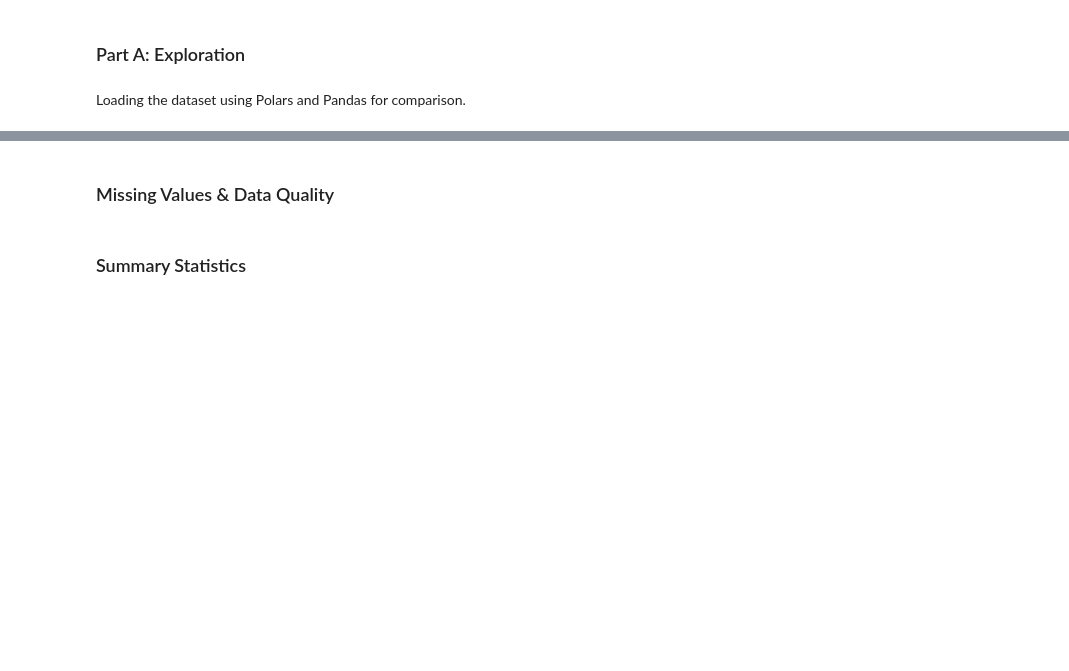
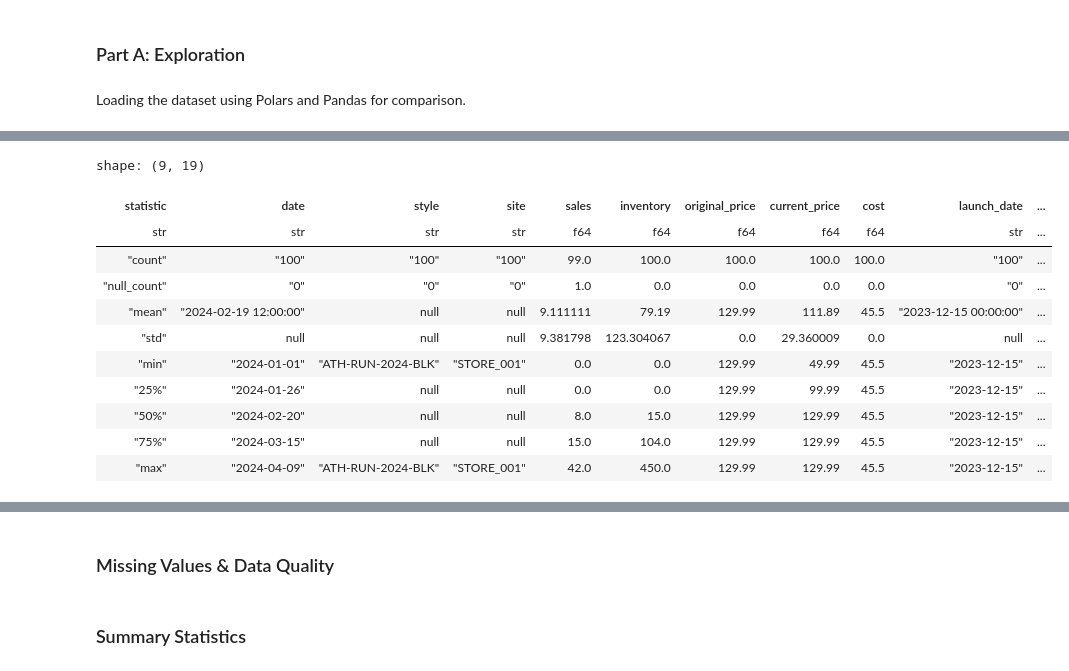
Before and after one commit to dany-stefan/jesta_workspace, a Jupyter notebook: dany_stefan_ml_assessment/tmp_answers_part2.ipynb, the cells around one changed output, grey strips where cells are left out. Drawn from its saved outputs; the diff is of its cells as text; code cells hidden in the pictures; blank space fills up the shorter version.

```diff
--- a/dany_stefan_ml_assessment/tmp_answers_part2.ipynb
+++ b/dany_stefan_ml_assessment/tmp_answers_part2.ipynb
@@ -57 +135,16 @@ df.head()
+# %%
+df.describe()
+# %% [output]
+shape: (9, 19)
+| statistic | date | style | site | sales | inventory | original_price | current_price | cost | launch_date | ... |
+| str | str | str | str | f64 | f64 | f64 | f64 | f64 | str | ... |
+| "count" | "100" | "100" | "100" | 99.0 | 100.0 | 100.0 | 100.0 | 100.0 | "100" | ... |
+| "null_count" | "0" | "0" | "0" | 1.0 | 0.0 | 0.0 | 0.0 | 0.0 | "0" | ... |
+| "mean" | "2024-02-19 12:00:00" | null | null | 9.111111 | 79.19 | 129.99 | 111.89 | 45.5 | "2023-12-15 00:00:00" | ... |
+| "std" | null | null | null | 9.381798 | 123.304067 | 0.0 | 29.360009 | 0.0 | null | ... |
+| "min" | "2024-01-01" | "ATH-RUN-2024-BLK" | "STORE_001" | 0.0 | 0.0 | 129.99 | 49.99 | 45.5 | "2023-12-15" | ... |
+| "25%" | "2024-01-26" | null | null | 0.0 | 0.0 | 129.99 | 99.99 | 45.5 | "2023-12-15" | ... |
+| "50%" | "2024-02-20" | null | null | 8.0 | 15.0 | 129.99 | 129.99 | 45.5 | "2023-12-15" | ... |
+| "75%" | "2024-03-15" | null | null | 15.0 | 104.0 | 129.99 | 129.99 | 45.5 | "2023-12-15" | ... |
+| "max" | "2024-04-09" | "ATH-RUN-2024-BLK" | "STORE_001" | 42.0 | 450.0 | 129.99 | 129.99 | 45.5 | "2023-12-15" | ... |
 # %%
```
Also changed, not shown: parts of 7 cells of this notebook.
